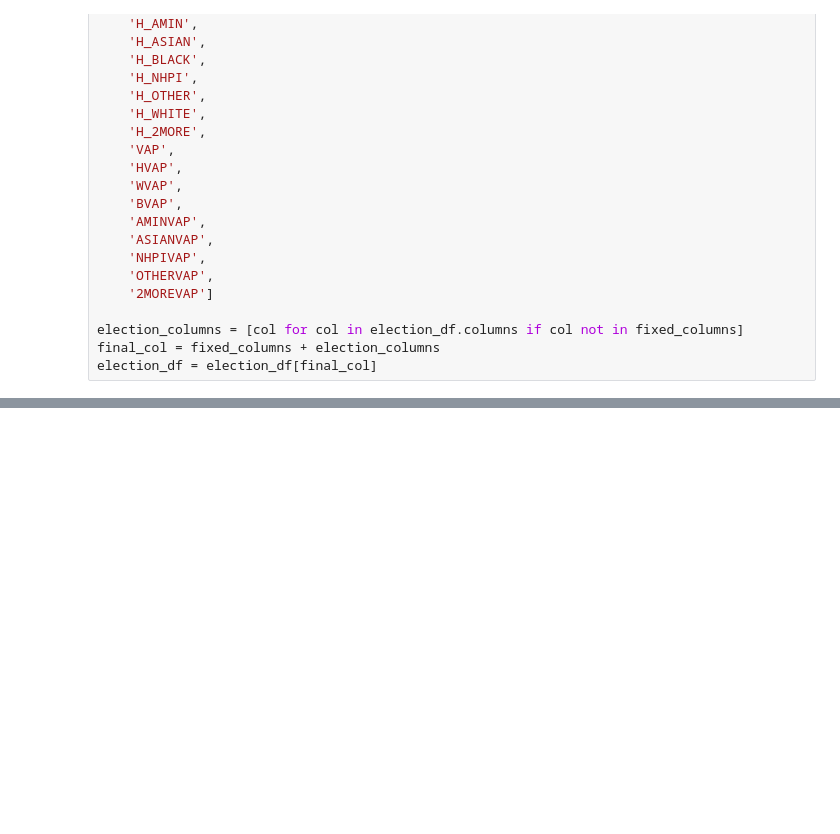
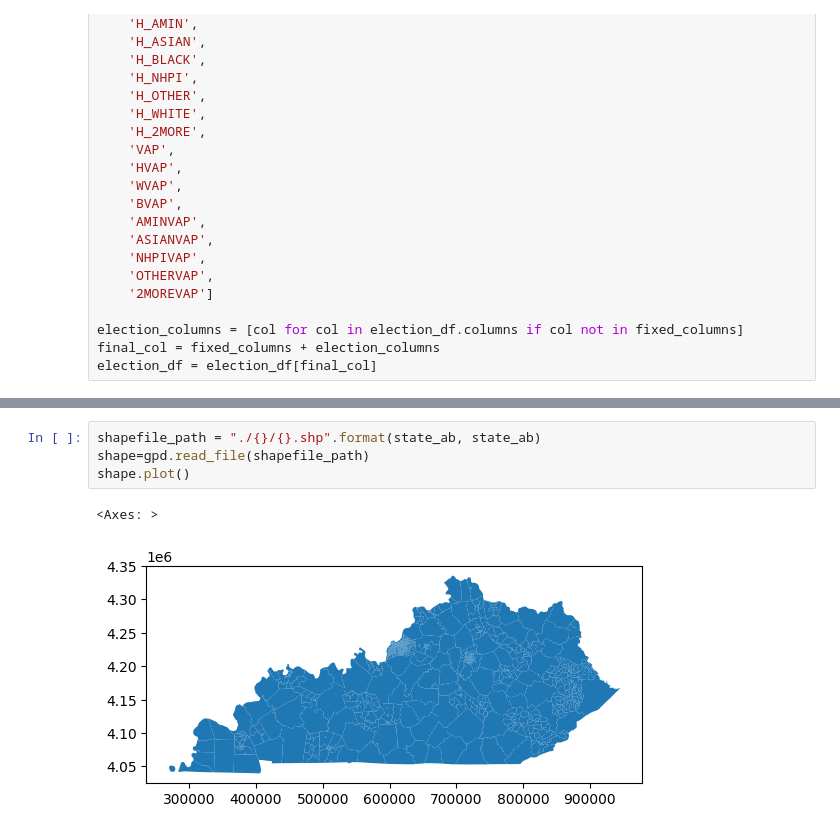
Before and after one commit to eveomett-states/Kentucky, a Jupyter notebook: ky.ipynb, the cells around one changed output, grey strips where cells are left out. Saved outputs shown, nothing was run; the diff lists cells and outputs as text; blank space fills up the shorter version.

```diff
--- a/ky.ipynb
+++ b/ky.ipynb
@@ -328,0 +412,7 @@ graph.to_json("./{}/{}.json".format(state_ab, state_ab))
+# %%
+shapefile_path = "./{}/{}.shp".format(state_ab, state_ab)
+shape=gpd.read_file(shapefile_path)
+shape.plot()
+# %% [output]
+<Axes: >
+[figure, added]
```
Also changed, not shown: parts of 21 cells of this notebook, 1 other file.
